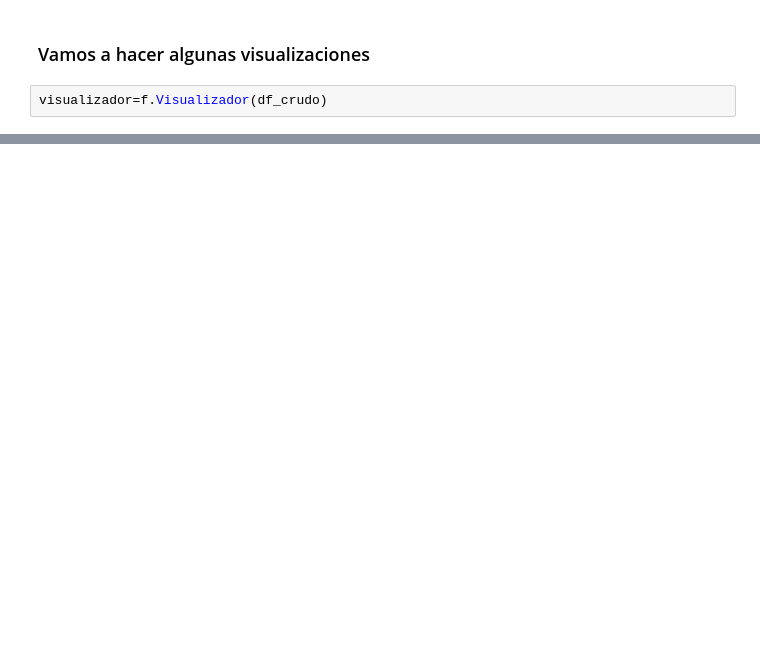
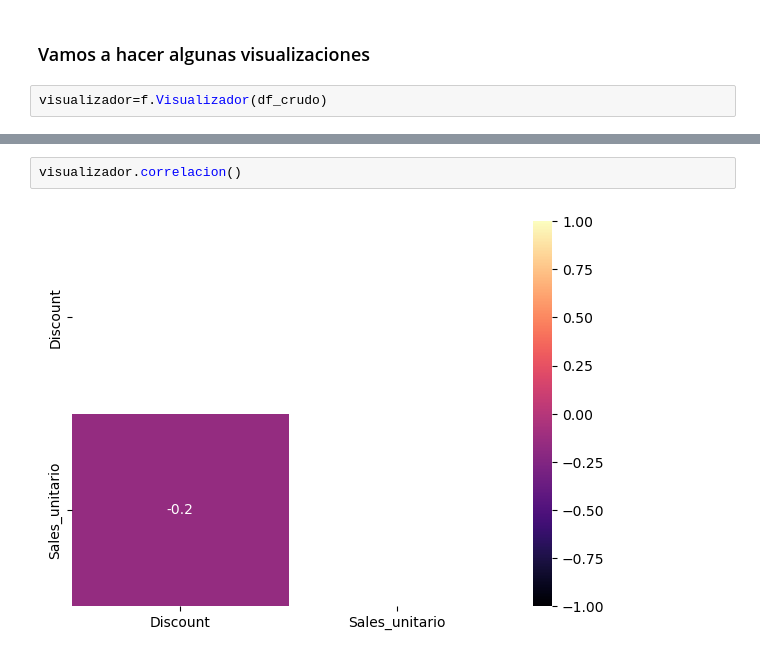
Before and after one commit to jgilsu11/Proyecto9-Clustering, a Jupyter notebook: Notebooks/Modelos/Modelo 1/nulos0.ipynb, the cells around one changed output, grey strips where cells are left out. Saved outputs shown, nothing was run; the diff lists cells and outputs as text; blank space fills up the shorter version.

```diff
--- a/Notebooks/Modelos/Modelo 1/nulos0.ipynb
+++ b/Notebooks/Modelos/Modelo 1/nulos0.ipynb
@@ -192 +209,5 @@ visualizador.plot_categoricas()
+# %%
+visualizador.correlacion()
+# %% [output]
+[figure, added]
 # %%
```
Also changed, not shown: parts of 27 cells of this notebook, 2 other files.
